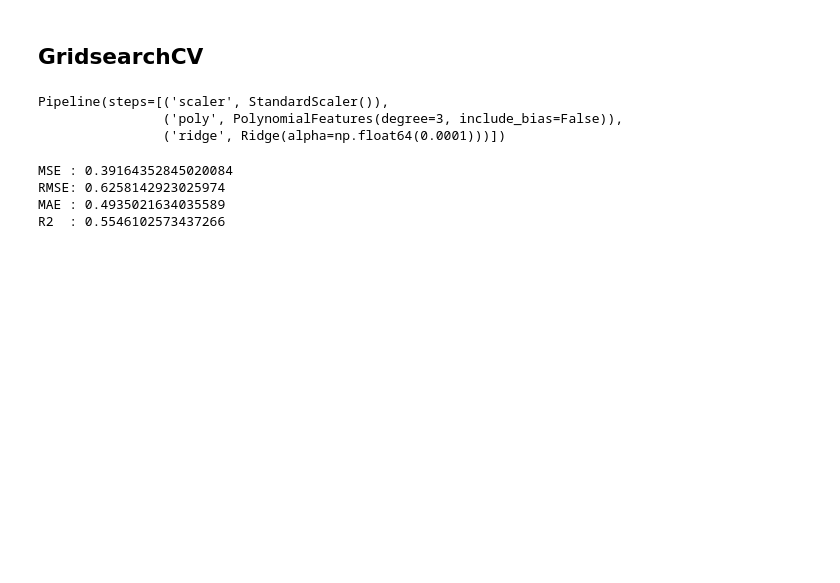
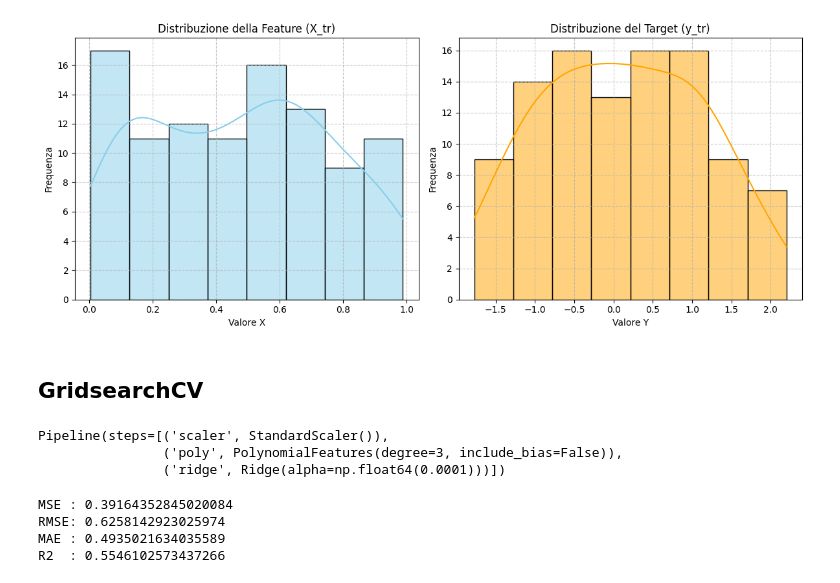
Before and after one commit to Borbico/Machine_Learning_Melaccio, a Jupyter notebook: notebooks/custom_bias_variance.ipynb, the cells around one changed output. Cells and saved outputs as stored; diff of their text form; code cells hidden in the pictures; blank space fills up the shorter version.

Commit message:
Added target and feature distribution

```diff
--- a/notebooks/custom_bias_variance.ipynb
+++ b/notebooks/custom_bias_variance.ipynb
@@ -132,3 +132,26 @@ plot_true_vs_custom(f_true, [test_datasets[10][1]], n_grid=y_ts.shape[0], show_m
+# %%
+plt.figure(figsize=(12, 5))
+
+# Plot per la feature (X_tr)
+plt.subplot(1, 2, 1) # 1 riga, 2 colonne, 1° subplot
+sns.histplot(X_tr.flatten(), kde=True, color='skyblue')
+plt.title('Distribuzione della Feature (X_tr)')
+plt.xlabel('Valore X')
+plt.ylabel('Frequenza')
+plt.grid(True, linestyle='--', alpha=0.7)
+
+# Plot per il target (y_tr)
+plt.subplot(1, 2, 2) # 1 riga, 2 colonne, 2° subplot
+sns.histplot(y_tr, kde=True, color='orange')
+plt.title('Distribuzione del Target (y_tr)')
+plt.xlabel('Valore Y')
+plt.ylabel('Frequenza')
+plt.grid(True, linestyle='--', alpha=0.7)
+
+plt.tight_layout()
+plt.show()
+# %% [output]
+[figure, added]
 # %% [markdown]
 <h2>GridsearchCV</h2>
 # %%
```
Also changed, not shown: parts of 6 cells of this notebook.
